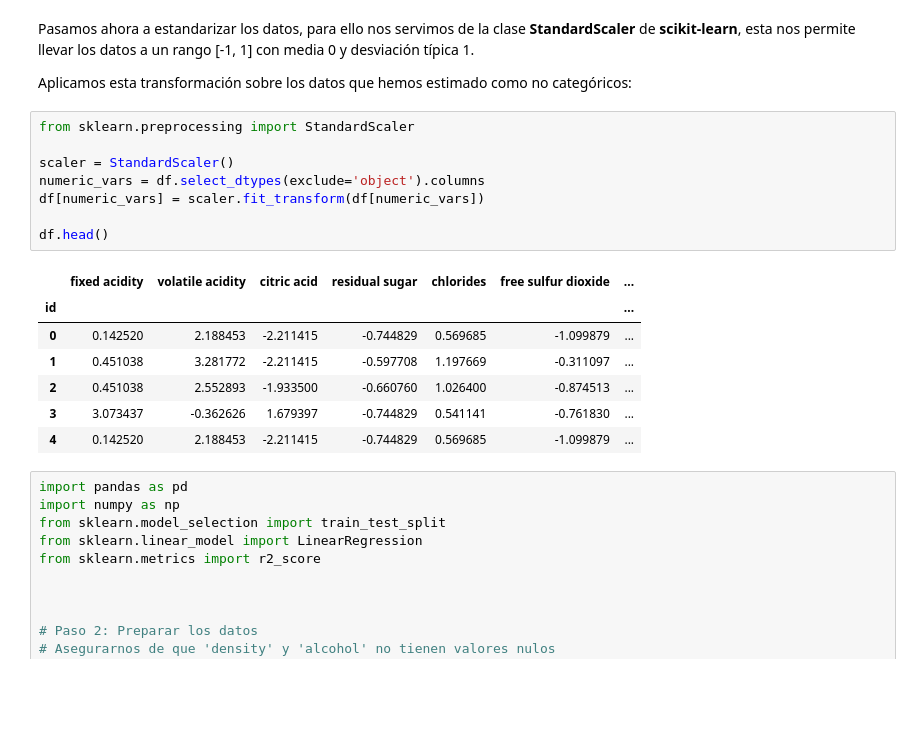
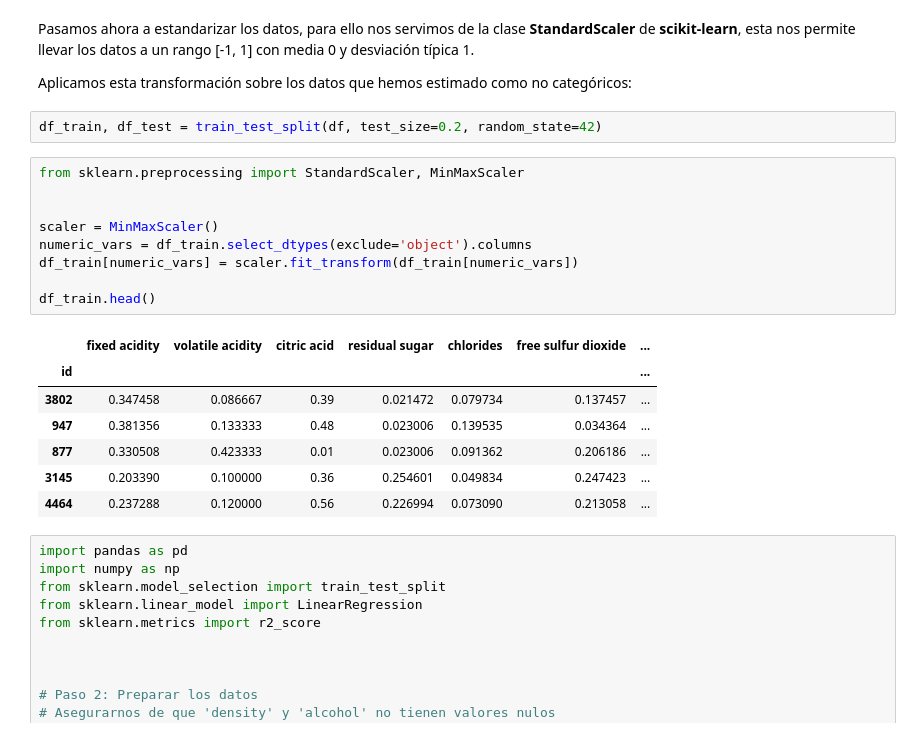
Before and after one commit to Alf-caput/LAB04_Regresion_y_agrupamiento, a Jupyter notebook: Copia_de_LAB04_Regresion_y_agrupamientov2.ipynb, the cells around one changed output. Cells and saved outputs as stored; diff of their text form; blank space fills up the shorter version.

```diff
--- a/Copia_de_LAB04_Regresion_y_agrupamientov2.ipynb
+++ b/Copia_de_LAB04_Regresion_y_agrupamientov2.ipynb
@@ -515,22 +526,25 @@ alcohol: -0.096, -0.037, -0.015, -0.36, -0.26, -0.18, -0.27, -0.69, 0.12, -0.002
 Pasamos ahora a estandarizar los datos, para ello nos servimos de la clase **StandardScaler** de **scikit-learn**, esta nos permite llevar los datos a un rango [-1, 1] con media 0 y desviación típica 1.
 
 Aplicamos esta transformación sobre los datos que hemos estimado como no categóricos:
+# %%
+df_train, df_test = train_test_split(df, test_size=0.2, random_state=42)
 # %%
-from sklearn.preprocessing import StandardScaler
+from sklearn.preprocessing import StandardScaler, MinMaxScaler
 
-scaler = StandardScaler()
-numeric_vars = df.select_dtypes(exclude='object').columns
-df[numeric_vars] = scaler.fit_transform(df[numeric_vars])
 
-df.head()
+scaler = MinMaxScaler()
+numeric_vars = df_train.select_dtypes(exclude='object').columns
+df_train[numeric_vars] = scaler.fit_transform(df_train[numeric_vars])
+
+df_train.head()
 # %% [output]
 |  | fixed acidity | volatile acidity | citric acid | residual sugar | chlorides | free sulfur dioxide | ... |
 | id |  |  |  |  |  |  | ... |
-| 0 | 0.142520 | 2.188453 | -2.211415 | -0.744829 | 0.569685 | -1.099879 | ... |
-| 1 | 0.451038 | 3.281772 | -2.211415 | -0.597708 | 1.197669 | -0.311097 | ... |
-| 2 | 0.451038 | 2.552893 | -1.933500 | -0.660760 | 1.026400 | -0.874513 | ... |
-| 3 | 3.073437 | -0.362626 | 1.679397 | -0.744829 | 0.541141 | -0.761830 | ... |
-| 4 | 0.142520 | 2.188453 | -2.211415 | -0.744829 | 0.569685 | -1.099879 | ... |
+| 3802 | 0.347458 | 0.086667 | 0.39 | 0.021472 | 0.079734 | 0.137457 | ... |
+| 947 | 0.381356 | 0.133333 | 0.48 | 0.023006 | 0.139535 | 0.034364 | ... |
+| 877 | 0.330508 | 0.423333 | 0.01 | 0.023006 | 0.091362 | 0.206186 | ... |
+| 3145 | 0.203390 | 0.100000 | 0.36 | 0.254601 | 0.049834 | 0.247423 | ... |
+| 4464 | 0.237288 | 0.120000 | 0.56 | 0.226994 | 0.073090 | 0.213058 | ... |
 # %%
 import pandas as pd
 import numpy as np
```
Also changed, not shown: parts of 5 cells of this notebook.
